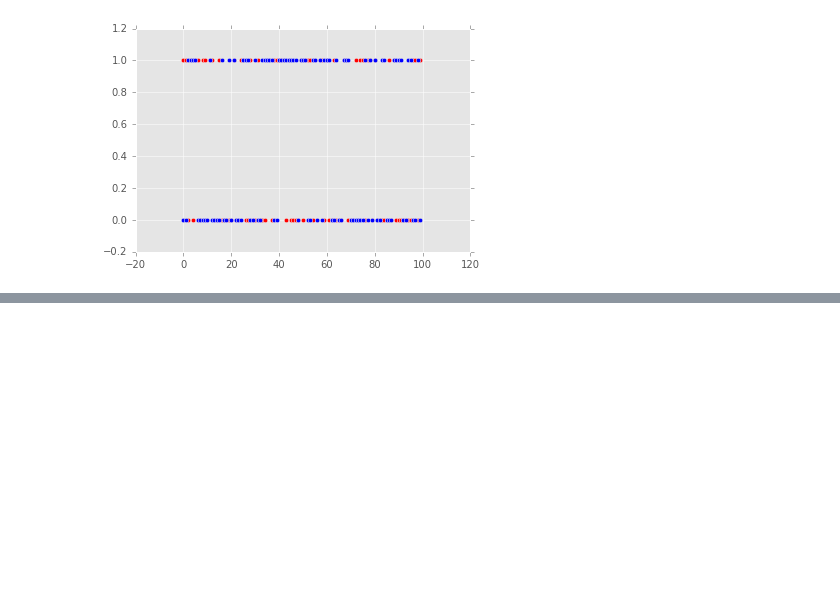
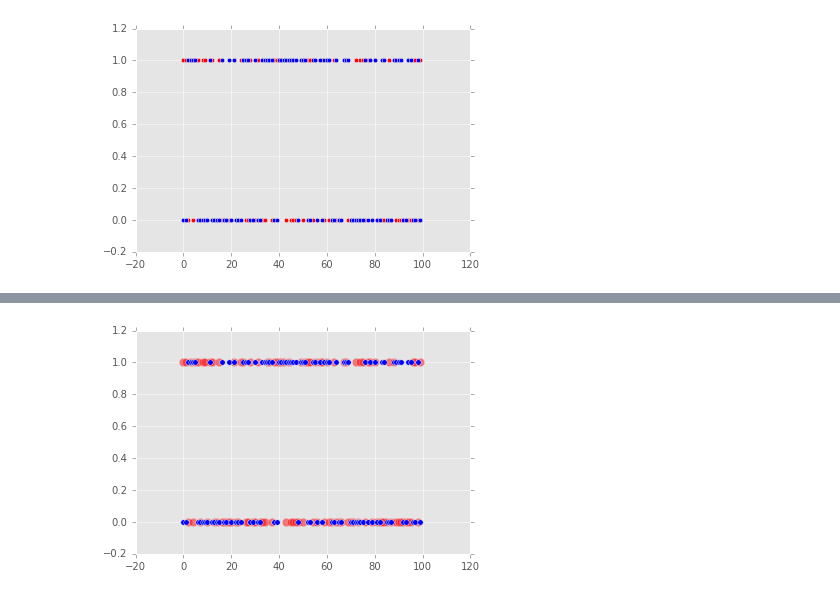
Before and after one commit to hamzafar/titanic_competition, a Jupyter notebook: plot missclassified.ipynb, the cells around one changed output, grey strips where cells are left out. Saved outputs shown, nothing was run; the diff lists cells and outputs as text; code cells hidden in the pictures; blank space fills up the shorter version.

```diff
--- a/plot missclassified.ipynb
+++ b/plot missclassified.ipynb
@@ -27,0 +35,6 @@ plt.scatter(df_tamp['range'], df_tamp['val2'], c='b')
+# %%
+plt.scatter(df_tamp['range'], df_tamp['val1'], s=70, c='r', alpha=0.5)
+plt.scatter(df_tamp['range'], df_tamp['val2'], s=30, c='b')
+plt.show()
+# %% [output]
+[figure, added]
```
Also changed, not shown: parts of 1 cell of this notebook.
